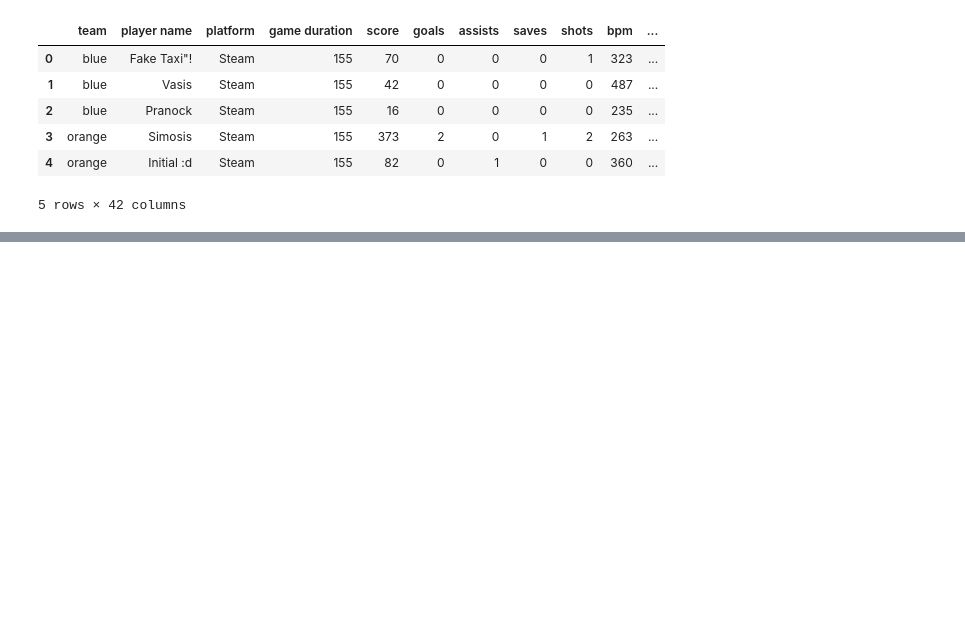
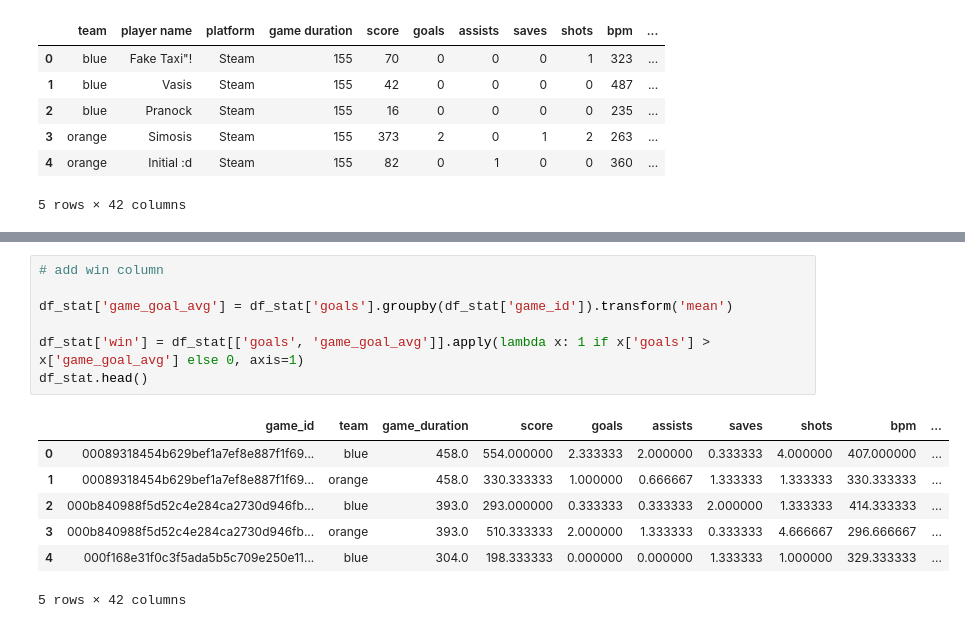
Before and after one commit to max-farver/Rocket-League-Analysis, a Jupyter notebook: cleaning_champ_data.ipynb, the cells around one changed output, grey strips where cells are left out. Cells and saved outputs as stored; diff of their text form; blank space fills up the shorter version.

```diff
--- a/cleaning_champ_data.ipynb
+++ b/cleaning_champ_data.ipynb
@@ -32,0 +112,15 @@ df = df.rename(columns={"New" : "game_id"})
+# %%
+# add win column
+
+df_stat['game_goal_avg'] = df_stat['goals'].groupby(df_stat['game_id']).transform('mean')
+
+df_stat['win'] = df_stat[['goals', 'game_goal_avg']].apply(lambda x: 1 if x['goals'] > x['game_goal_avg'] else 0, axis=1)
+df_stat.head()
+# %% [output]
+|  | game_id | team | game_duration | score | goals | assists | saves | shots | bpm | ... |
+| 0 | 00089318454b629bef1a7ef8e887f1f69... | blue | 458.0 | 554.000000 | 2.333333 | 2.000000 | 0.333333 | 4.000000 | 407.000000 | ... |
+| 1 | 00089318454b629bef1a7ef8e887f1f69... | orange | 458.0 | 330.333333 | 1.000000 | 0.666667 | 1.333333 | 1.333333 | 330.333333 | ... |
+| 2 | 000b840988f5d52c4e284ca2730d946fb... | blue | 393.0 | 293.000000 | 0.333333 | 0.333333 | 2.000000 | 1.333333 | 414.333333 | ... |
+| 3 | 000b840988f5d52c4e284ca2730d946fb... | orange | 393.0 | 510.333333 | 2.000000 | 1.333333 | 0.333333 | 4.666667 | 296.666667 | ... |
+| 4 | 000f168e31f0c3f5ada5b5c709e250e11... | blue | 304.0 | 198.333333 | 0.000000 | 0.000000 | 1.333333 | 1.000000 | 329.333333 | ... |
+5 rows × 42 columns
```
Also changed, not shown: parts of 6 cells of this notebook.
